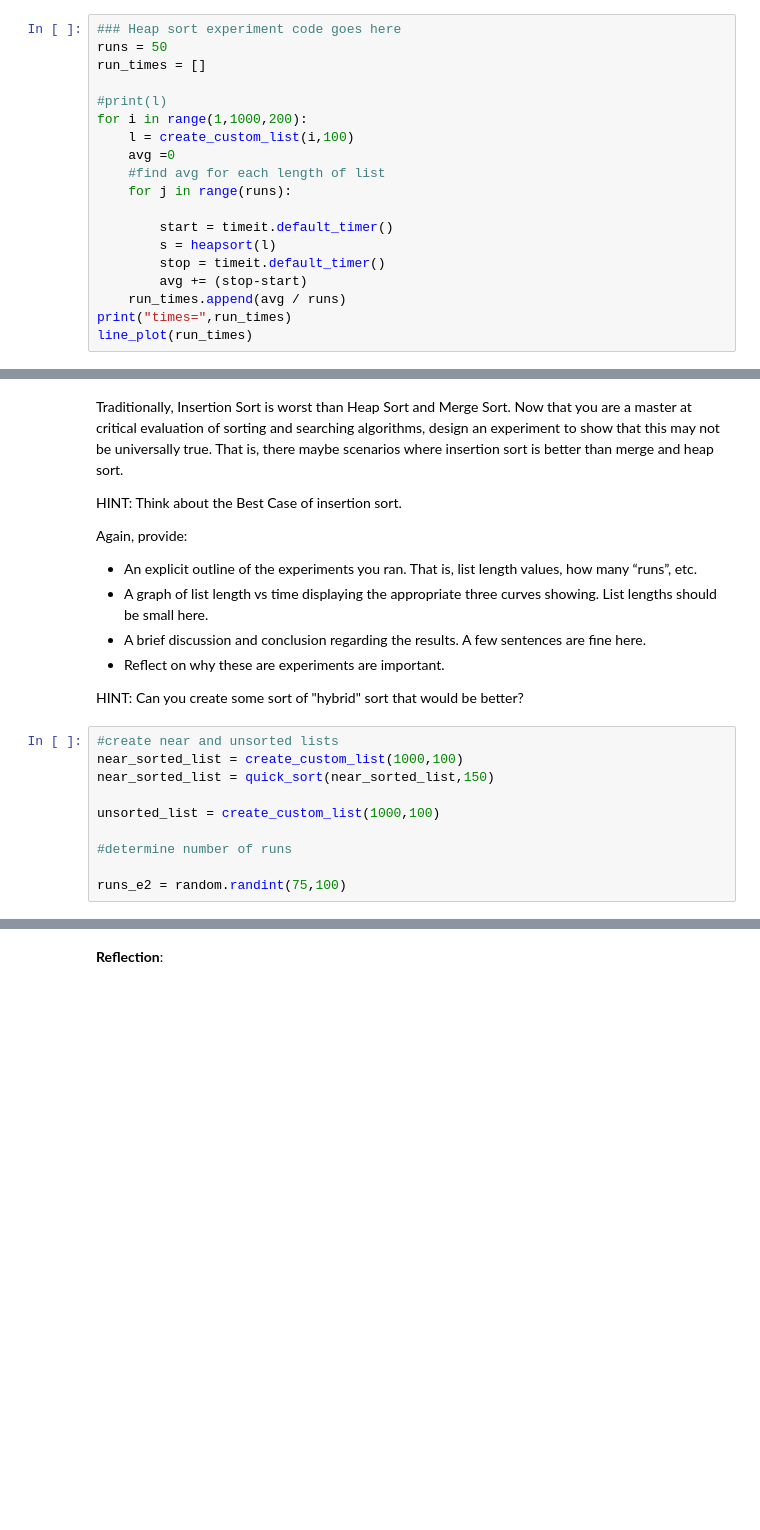
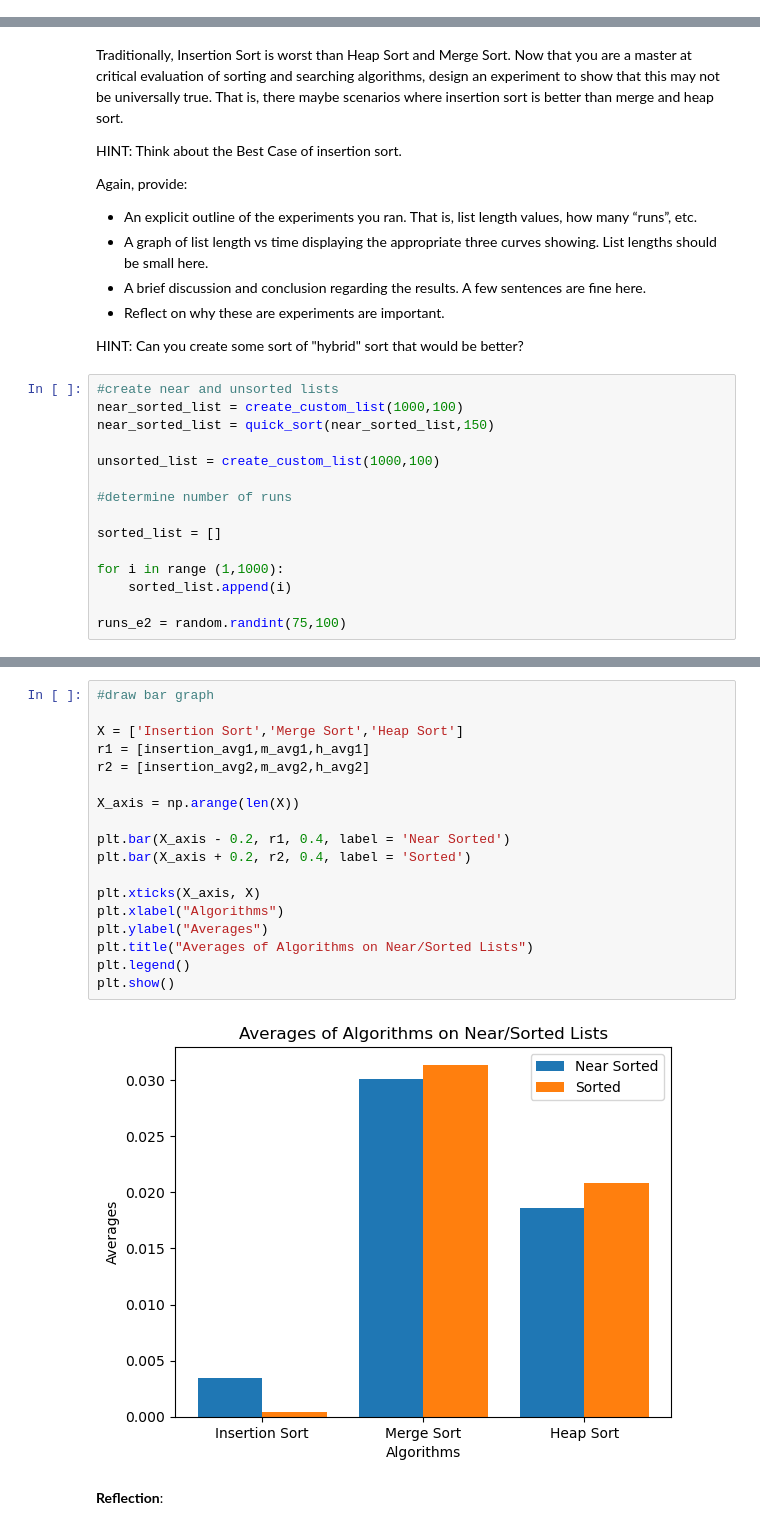
Before and after one commit to saboorah/CS2XC3, a Jupyter notebook: Lab_II.ipynb, the cells around one changed output, grey strips where cells are left out. Drawn from its saved outputs; the diff is of its cells as text; blank space fills up the shorter version.

```diff
--- a/Lab_II.ipynb
+++ b/Lab_II.ipynb
@@ -1869,19 +1823,0 @@ times= [9.020000010195872e-07, 0.0011965000000000714, 0.002634845999999982, 0.00
-# %%
-### Heap sort experiment code goes here
-runs = 50
-run_times = []
-
-#print(l)
-for i in range(1,1000,200):
-    l = create_custom_list(i,100)
-    avg =0
-    #find avg for each length of list
-    for j in range(runs):
-
-        start = timeit.default_timer()
-        s = heapsort(l)
-        stop = timeit.default_timer()
-        avg += (stop-start)
-    run_times.append(avg / runs)
-print("times=",run_times)
-line_plot(run_times)
@@ -2351,4 +2284,9 @@ unsorted_list = create_custom_list(1000,100)
 
 #determine number of runs
 
+sorted_list = []
+
+for i in range (1,1000):
+    sorted_list.append(i)
+
 runs_e2 = random.randint(75,100)
@@ -2357,3 +2445,23 @@ runs_e2 = random.randint(75,100)
+# %%
+#draw bar graph
+
+X = ['Insertion Sort','Merge Sort','Heap Sort']
+r1 = [insertion_avg1,m_avg1,h_avg1]
+r2 = [insertion_avg2,m_avg2,h_avg2]
+
+X_axis = np.arange(len(X))
+
+plt.bar(X_axis - 0.2, r1, 0.4, label = 'Near Sorted')
+plt.bar(X_axis + 0.2, r2, 0.4, label = 'Sorted')
+
+plt.xticks(X_axis, X)
+plt.xlabel("Algorithms")
+plt.ylabel("Averages")
+plt.title("Averages of Algorithms on Near/Sorted Lists")
+plt.legend()
+plt.show()
+# %% [output]
+[figure, added]
 # %% [markdown]
 **Reflection**:
 # %% [markdown]
```
Also changed, not shown: parts of 7 cells of this notebook.
